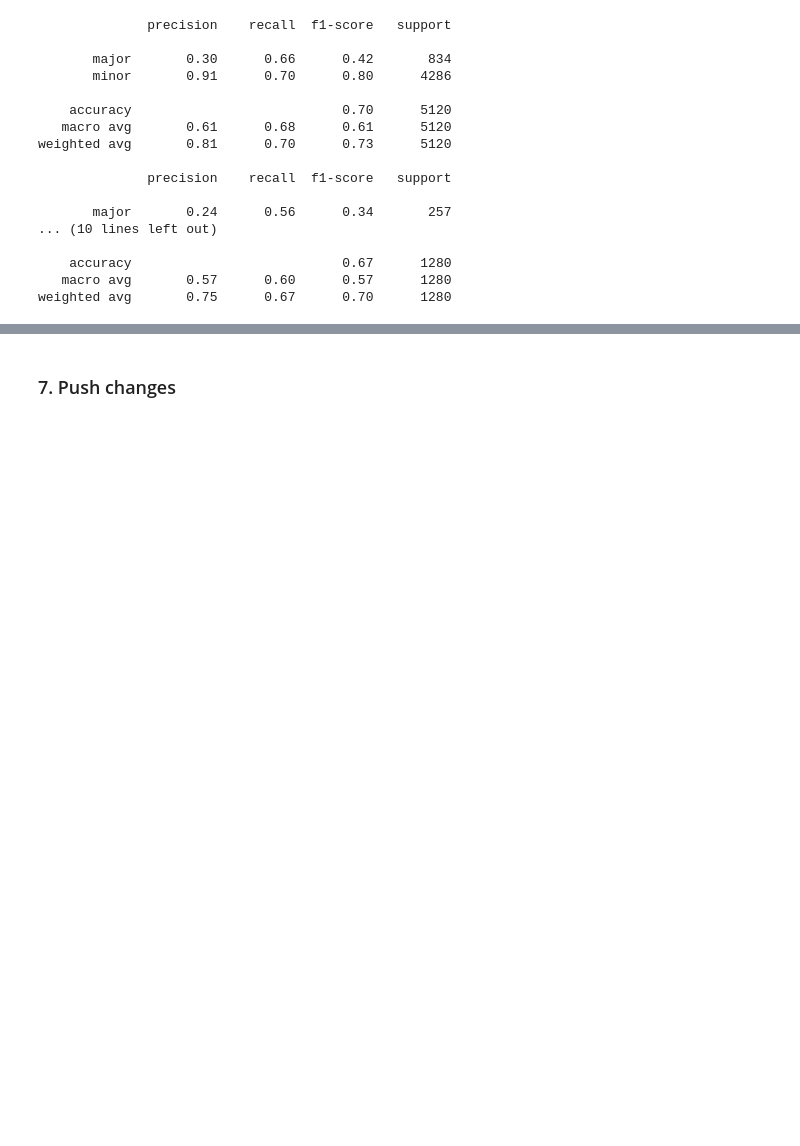
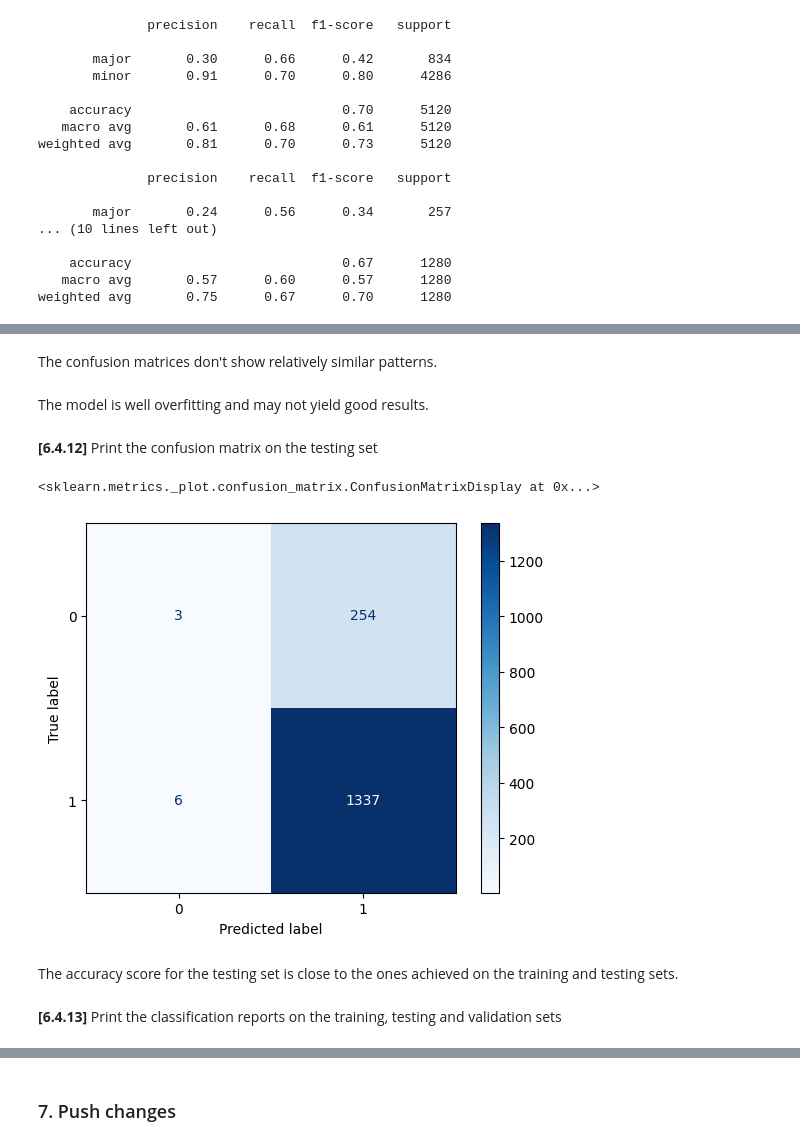
Before and after one commit to bonhxh/adv_dsi, a Jupyter notebook: notebooks/bonheur_sorn-49371-week2-5_nba_prediction.ipynb, the cells around one changed output, grey strips where cells are left out. Cells and saved outputs as stored; diff of their text form; code cells hidden in the pictures; blank space fills up the shorter version.

```diff
--- a/notebooks/bonheur_sorn-49371-week2-5_nba_prediction.ipynb
+++ b/notebooks/bonheur_sorn-49371-week2-5_nba_prediction.ipynb
@@ -601,0 +726,15 @@ df.to_csv(f'../models/tree_{df_test_name}.csv', index=False)
+# %% [markdown]
+The confusion matrices don't show relatively similar patterns.
+# %% [markdown]
+The model is well overfitting and may not yield good results.
+# %% [markdown]
+**[6.4.12]** Print the confusion matrix on the testing set
+# %%
+ConfusionMatrixDisplay.from_estimator(grid_search_rf, X_test, y_test, cmap=plt.cm.Blues)
+# %% [output]
+<sklearn.metrics._plot.confusion_matrix.ConfusionMatrixDisplay at 0x...>
+[figure, added]
+# %% [markdown]
+The accuracy score for the testing set is close to the ones achieved on the training and testing sets.
+# %% [markdown]
+**[6.4.13]** Print the classification reports on the training, testing and validation sets
```
Also changed, not shown: parts of 41 cells of this notebook, 1 other file.
